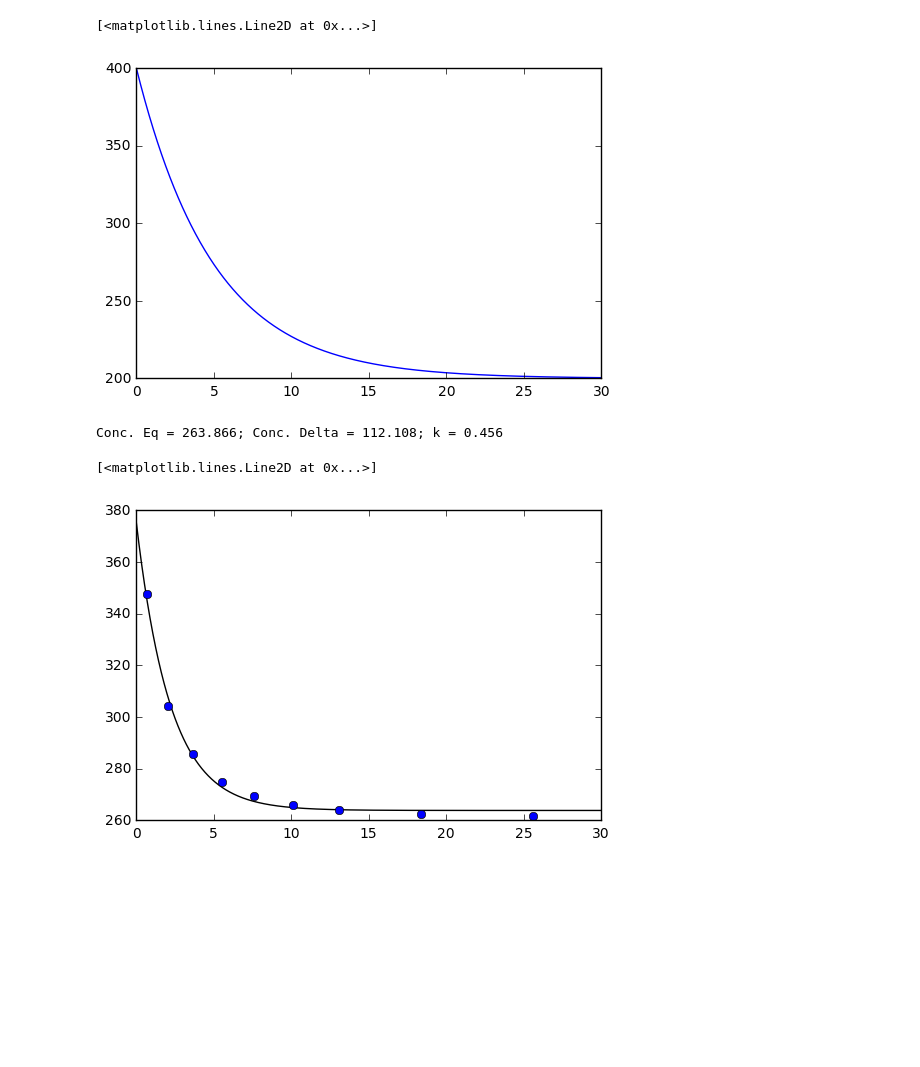
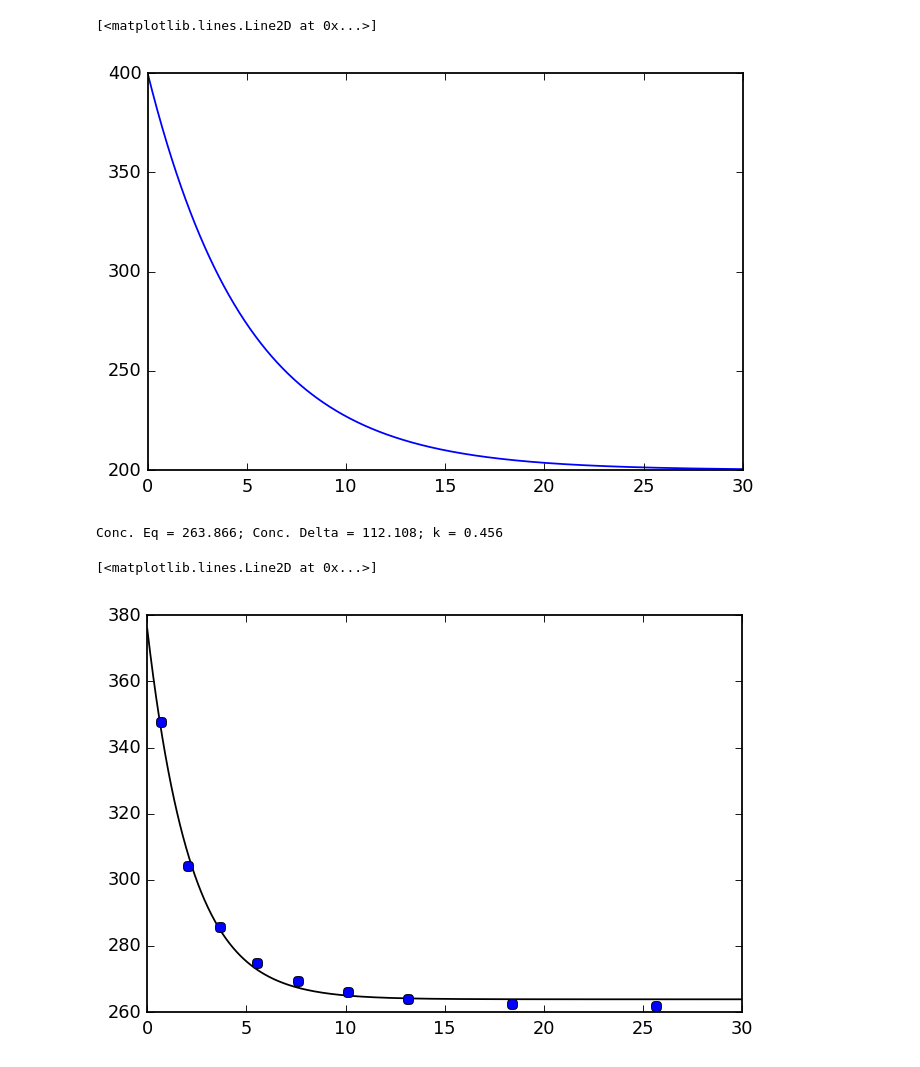
Before and after one commit to rnelsonchem/Bates, a Jupyter notebook: Non-linear Fitting.ipynb, the cells around one changed output. Saved outputs shown, nothing was run; the diff lists cells and outputs as text; code cells hidden in the pictures; blank space fills up the shorter version.

```diff
--- a/Non-linear Fitting.ipynb
+++ b/Non-linear Fitting.ipynb
@@ -2,8 +2,10 @@
 import numpy as np
 import matplotlib.pyplot as plt
 %matplotlib inline
-plt.rc('savefig', dpi=100)
 import scipy.optimize as spo
+
+import nbprep
+nbprep.style()
 # %%
 %pycat static/kin_data.txt
 # %%
@@ -30,12 +32,12 @@ def first_order(times, conc_eq, conc_delta, k):
 # %%
 sim_times = np.linspace(0, 30, 1000)
 ceq = 200.
 cdel = 200.
 k = 0.2
-plt.plot(simx, first_order(simx, ceq, cdel, k))
+plt.plot(sim_times, first_order(sim_times, ceq, cdel, k))
 # %% [output]
 [<matplotlib.lines.Line2D at 0x...>]
-[figure, old version]
+[figure, new version]
 # %%
 guess = (ceq, cdel, k)
 fit, cov = spo.curve_fit(first_order, times, propene, p0=guess)
@@ -47,4 +49,4 @@ plt.plot(sim_times, first_order(sim_times, *fit), 'k')
 plt.plot(times, propene, 'o')
 # %% [output]
 [<matplotlib.lines.Line2D at 0x...>]
-[figure, old version]
+[figure, new version]
```
Also changed, not shown: 7 other files.
